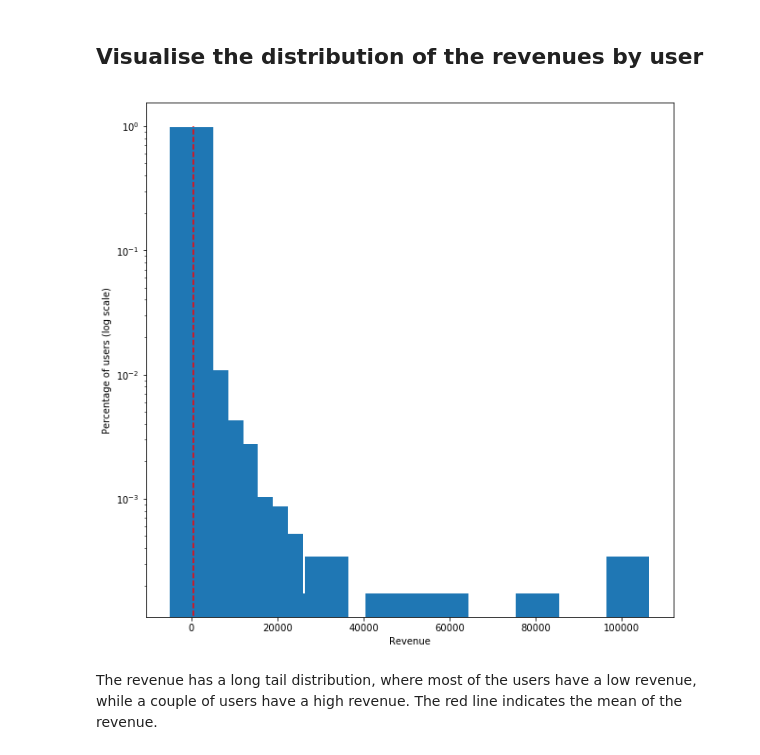
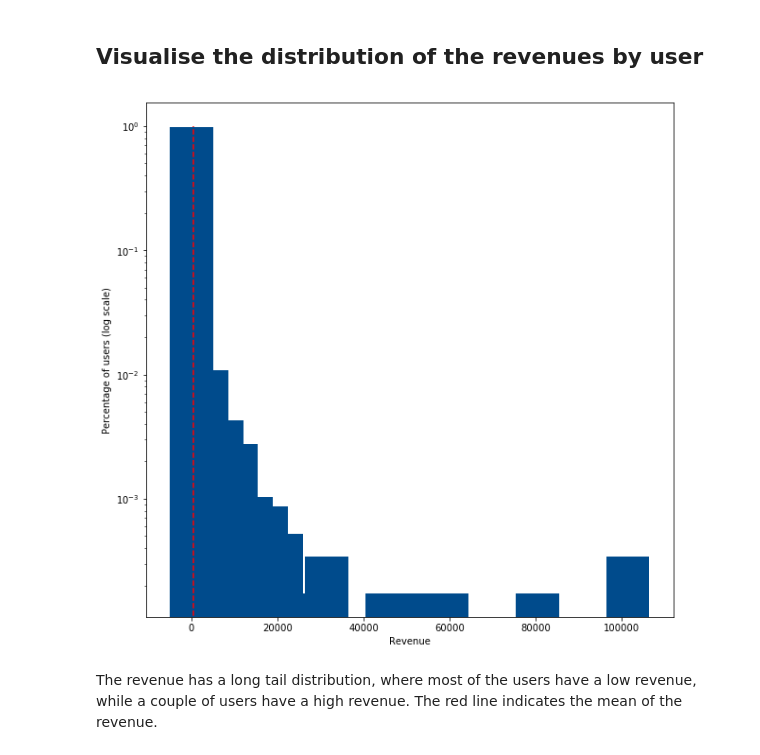
Before and after one commit to nateraluis/systemiq-test, a Jupyter notebook: notebooks/01-LN-Data_exploration.ipynb, the cells around one changed output. Drawn from its saved outputs; the diff is of its cells as text; code cells hidden in the pictures.

```diff
--- a/notebooks/01-LN-Data_exploration.ipynb
+++ b/notebooks/01-LN-Data_exploration.ipynb
@@ -136,13 +136,13 @@ The total revenue is: 2972067.49, the mean revenue is 131.26, and the median of
 # %%
 hist, bins = np.histogram(df_user_revenue['total'],bins=30)
 fig, ax = plt.subplots(1,1, figsize=(10,10))
-ax.bar(bins[:-1],hist/sum(hist),10000,)
+ax.bar(bins[:-1],hist/sum(hist),10000,color='#004B8C')
 ax.vlines(df_user_revenue['total'].mean(),0,1,color='red',linestyles='--')
 ax.set_yscale('log')
 ax.set_xlabel('Revenue')
 ax.set_ylabel('Percentage of users (log scale)');
 # %% [output]
-[figure, old version]
+[figure, new version]
 # %% [markdown]
 The revenue has a long tail distribution, where most of the users have a low revenue, while a couple of users have a high revenue. The red line indicates the mean of the revenue.
 # %% [markdown]
```
Also changed, not shown: parts of 1 cell of this notebook, 1 other file.
